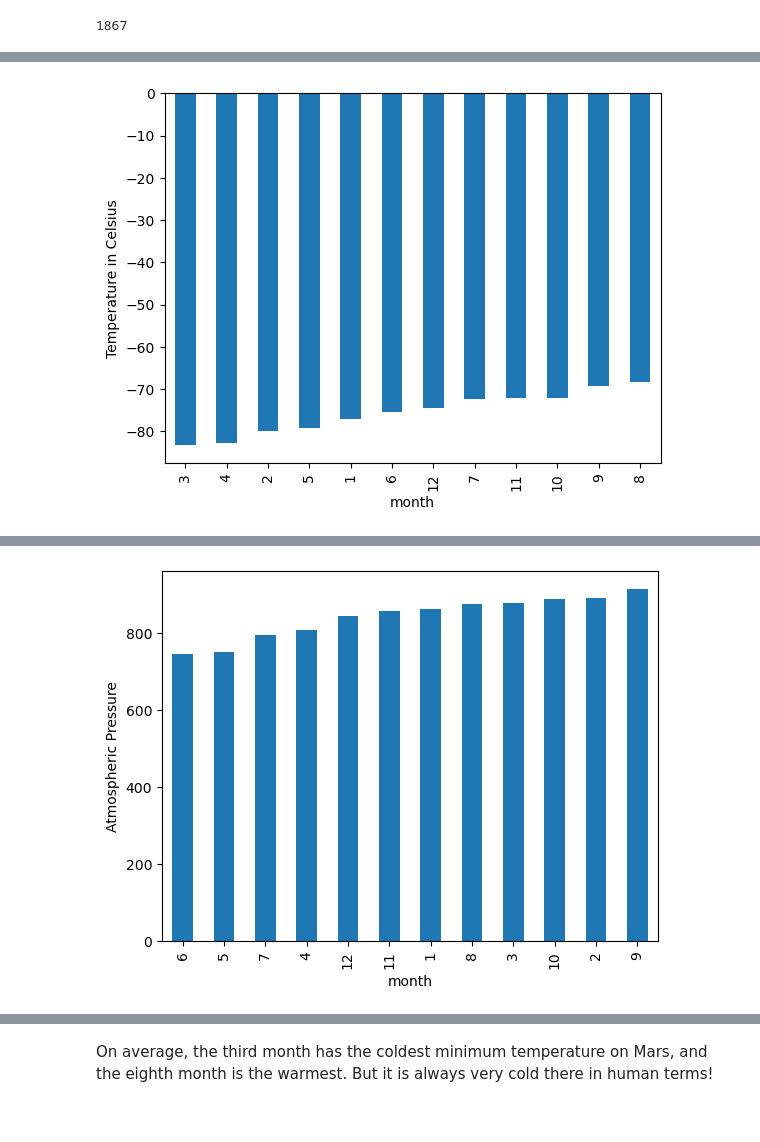
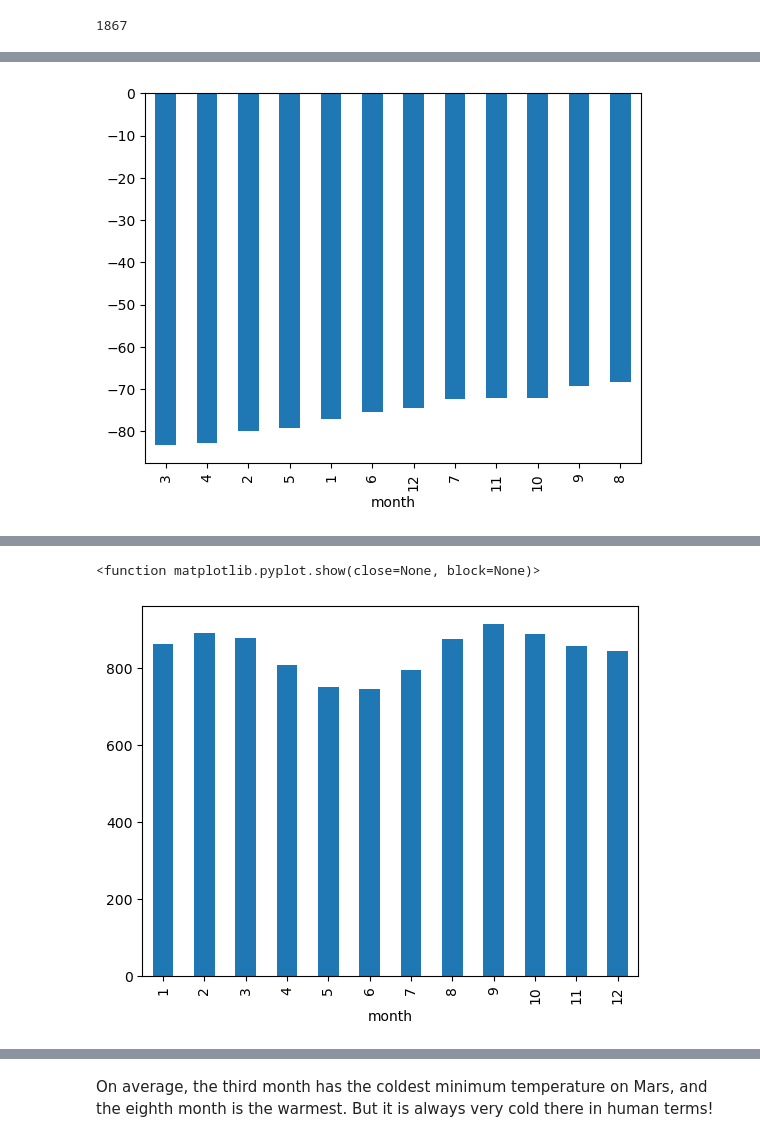
Before and after one commit to AntonLeB04/Module_11, a Jupyter notebook: part_2_mars_weather.ipynb, the cells around one changed output, grey strips where cells are left out. Cells and saved outputs as stored; diff of their text form; code cells hidden in the pictures.

```diff
--- a/part_2_mars_weather.ipynb
+++ b/part_2_mars_weather.ipynb
@@ -88,7 +88,11 @@ Assemble the scraped data into a Pandas DataFrame. The columns should have the s
 # Create an empty list
 scraped_data = []
 # Loop through the scraped data to create a list of rows
-for element in rows:
-    text_dict = {}
-    text_dict = element.find_all("td")
-    scraped_data.append(text_dict)
+for row in rows:
+    row_info = row.find_all("td")
+    row_data = []
+    for info in row_info:
+        row_data.append(info.text)
+    scraped_data.append(row_data)
+
+scraped_data
@@ -132,5 +155,6 @@ pressure            object
 dtype: object
 # %%
 # Change data types for data analysis
+rows_df = rows_df.astype({"terrestrial_date": "datetime64[ns]","sol": int,"ls": int,"month": int,"min_temp": float,"pressure": float})
 # %%
 # Confirm type changes were successful by examining data types again
@@ -203,9 +219,14 @@ Name: min_temp, dtype: float64
 # %%
 # Identify the coldest and hottest months in Curiosity's location
+avg_low_temp = avg_low_temp.sort_values()
+avg_low_temp.plot.bar()
+plt.show()
 # %% [output]
-[figure, old version]
+[figure, new version]
 # %%
 # 4. Average pressure by Martian month
+avg_pressure = rows_df['pressure'].groupby(rows_df['month']).mean()
+avg_pressure
 # %% [output]
 month
 1     862.488506
@@ -223,7 +244,10 @@ month
 Name: pressure, dtype: float64
 # %%
 # Plot the average pressure by month
+avg_pressure.plot.bar()
+plt.show
 # %% [output]
+<function matplotlib.pyplot.show(close=None, block=None)>
-[figure, old version]
+[figure, new version]
 # %%
 # 5. How many terrestrial (earth) days are there in a Martian year?
```
Also changed, not shown: parts of 10 cells of this notebook, 1 other file.
